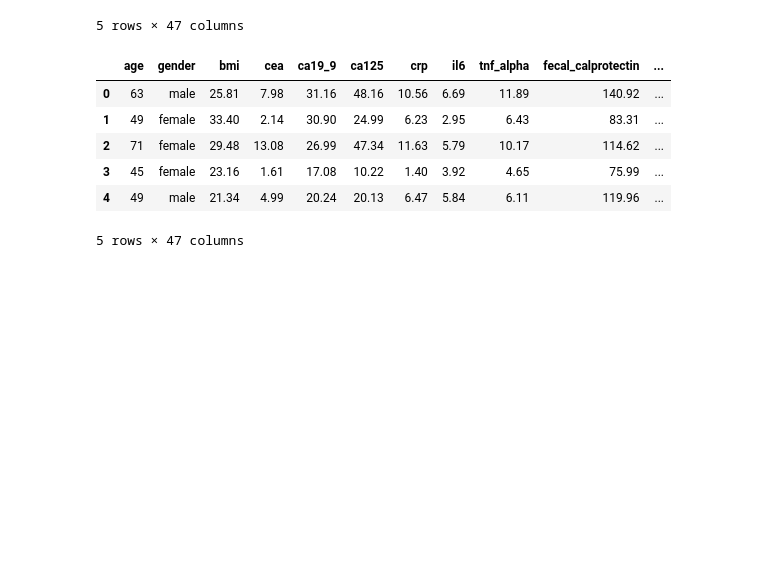
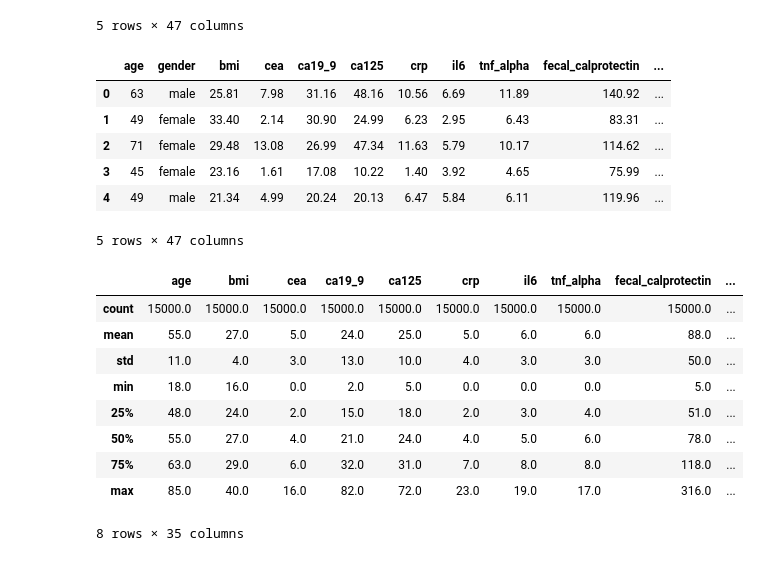
Before and after one commit to pushtaev/machine-learning-homework, a Jupyter notebook: 07-midterm_project/Untitled.ipynb, the cells around one changed output. Drawn from its saved outputs; the diff is of its cells as text; code cells hidden in the pictures; blank space fills up the shorter version.

```diff
--- a/07-midterm_project/Untitled.ipynb
+++ b/07-midterm_project/Untitled.ipynb
@@ -146,3 +146,16 @@ df.head()
 | 3 | 45 | female | 23.16 | 1.61 | 17.08 | 10.22 | 1.40 | 3.92 | 4.65 | 75.99 | ... |
 | 4 | 49 | male | 21.34 | 4.99 | 20.24 | 20.13 | 6.47 | 5.84 | 6.11 | 119.96 | ... |
 5 rows × 47 columns
+# %%
+df.describe().round()
+# %% [output]
+|  | age | bmi | cea | ca19_9 | ca125 | crp | il6 | tnf_alpha | fecal_calprotectin | ... |
+| count | 15000.0 | 15000.0 | 15000.0 | 15000.0 | 15000.0 | 15000.0 | 15000.0 | 15000.0 | 15000.0 | ... |
+| mean | 55.0 | 27.0 | 5.0 | 24.0 | 25.0 | 5.0 | 6.0 | 6.0 | 88.0 | ... |
+| std | 11.0 | 4.0 | 3.0 | 13.0 | 10.0 | 4.0 | 3.0 | 3.0 | 50.0 | ... |
+| min | 18.0 | 16.0 | 0.0 | 2.0 | 5.0 | 0.0 | 0.0 | 0.0 | 5.0 | ... |
+| 25% | 48.0 | 24.0 | 2.0 | 15.0 | 18.0 | 2.0 | 3.0 | 4.0 | 51.0 | ... |
+| 50% | 55.0 | 27.0 | 4.0 | 21.0 | 24.0 | 4.0 | 5.0 | 6.0 | 78.0 | ... |
+| 75% | 63.0 | 29.0 | 6.0 | 32.0 | 31.0 | 7.0 | 8.0 | 8.0 | 118.0 | ... |
+| max | 85.0 | 40.0 | 16.0 | 82.0 | 72.0 | 23.0 | 19.0 | 17.0 | 316.0 | ... |
+8 rows × 35 columns
```
Also changed, not shown: parts of 10 cells of this notebook, 1 other file.
